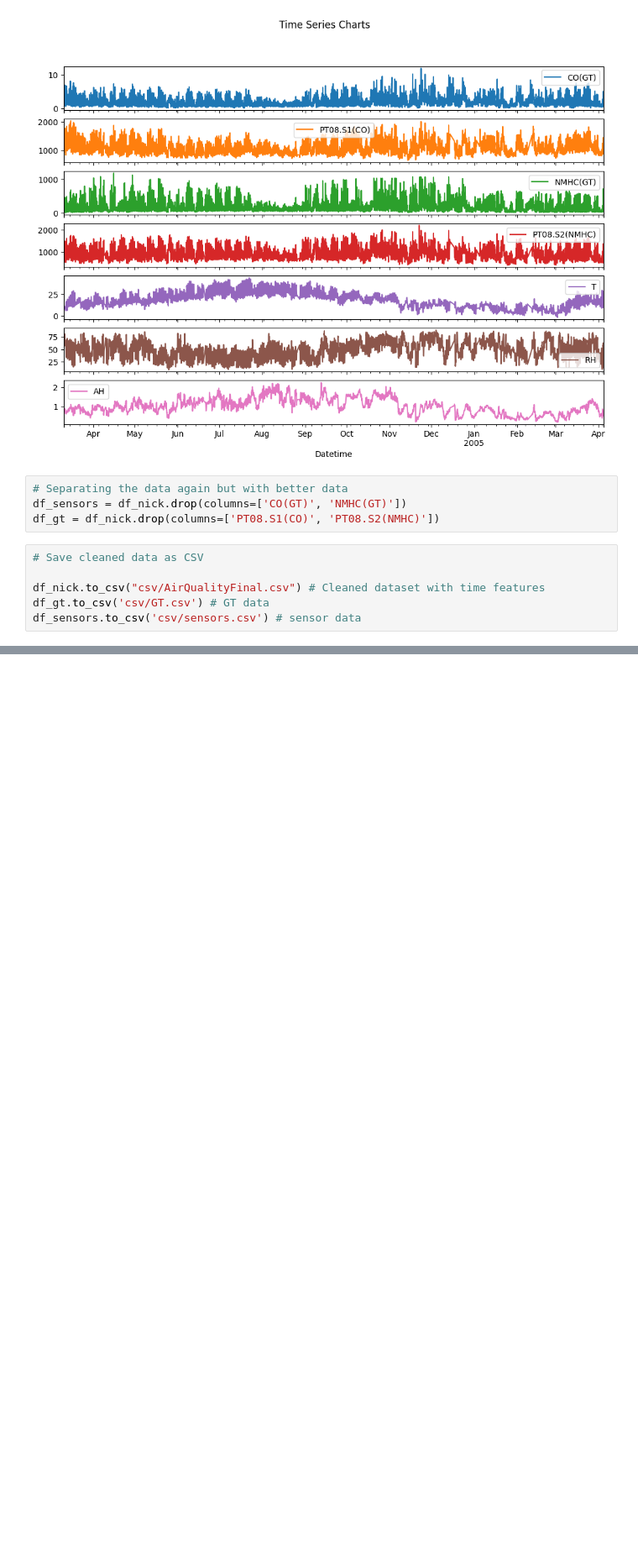
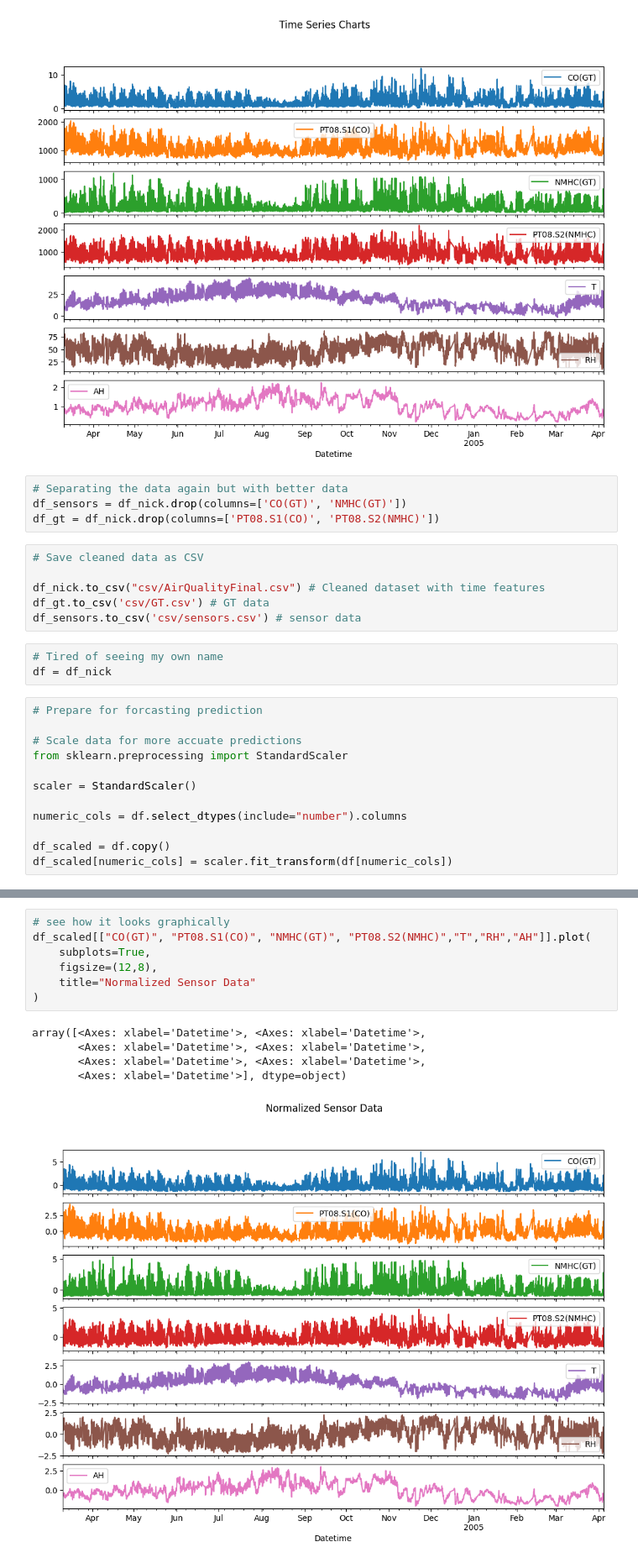
Before and after one commit to mr-kelsey/sp26-aai530-group1, a Jupyter notebook: CO_NMHC.ipynb, the cells around one changed output, grey strips where cells are left out. Shown at 84% size. Drawn from its saved outputs; the diff is of its cells as text; blank space fills up the shorter version.

```diff
--- a/CO_NMHC.ipynb
+++ b/CO_NMHC.ipynb
@@ -314,3 +314,18 @@ df_gt = df_nick.drop(columns=['PT08.S1(CO)', 'PT08.S2(NMHC)'])
 df_nick.to_csv("csv/AirQualityFinal.csv") # Cleaned dataset with time features
 df_gt.to_csv('csv/GT.csv') # GT data
 df_sensors.to_csv('csv/sensors.csv') # sensor data
+# %%
+# Tired of seeing my own name
+df = df_nick
+# %%
+# Prepare for forcasting prediction
+
+# Scale data for more accuate predictions
+from sklearn.preprocessing import StandardScaler
+
+scaler = StandardScaler()
+
+numeric_cols = df.select_dtypes(include="number").columns
+
+df_scaled = df.copy()
+df_scaled[numeric_cols] = scaler.fit_transform(df[numeric_cols])
@@ -316,0 +354,13 @@ df_sensors.to_csv('csv/sensors.csv') # sensor data
+# %%
+# see how it looks graphically
+df_scaled[["CO(GT)", "PT08.S1(CO)", "NMHC(GT)", "PT08.S2(NMHC)","T","RH","AH"]].plot(
+    subplots=True,
+    figsize=(12,8),
+    title="Normalized Sensor Data"
+)
+# %% [output]
+array([<Axes: xlabel='Datetime'>, <Axes: xlabel='Datetime'>,
+       <Axes: xlabel='Datetime'>, <Axes: xlabel='Datetime'>,
+       <Axes: xlabel='Datetime'>, <Axes: xlabel='Datetime'>,
+       <Axes: xlabel='Datetime'>], dtype=object)
+[figure, added]
```
Also changed, not shown: parts of 4 cells of this notebook.
